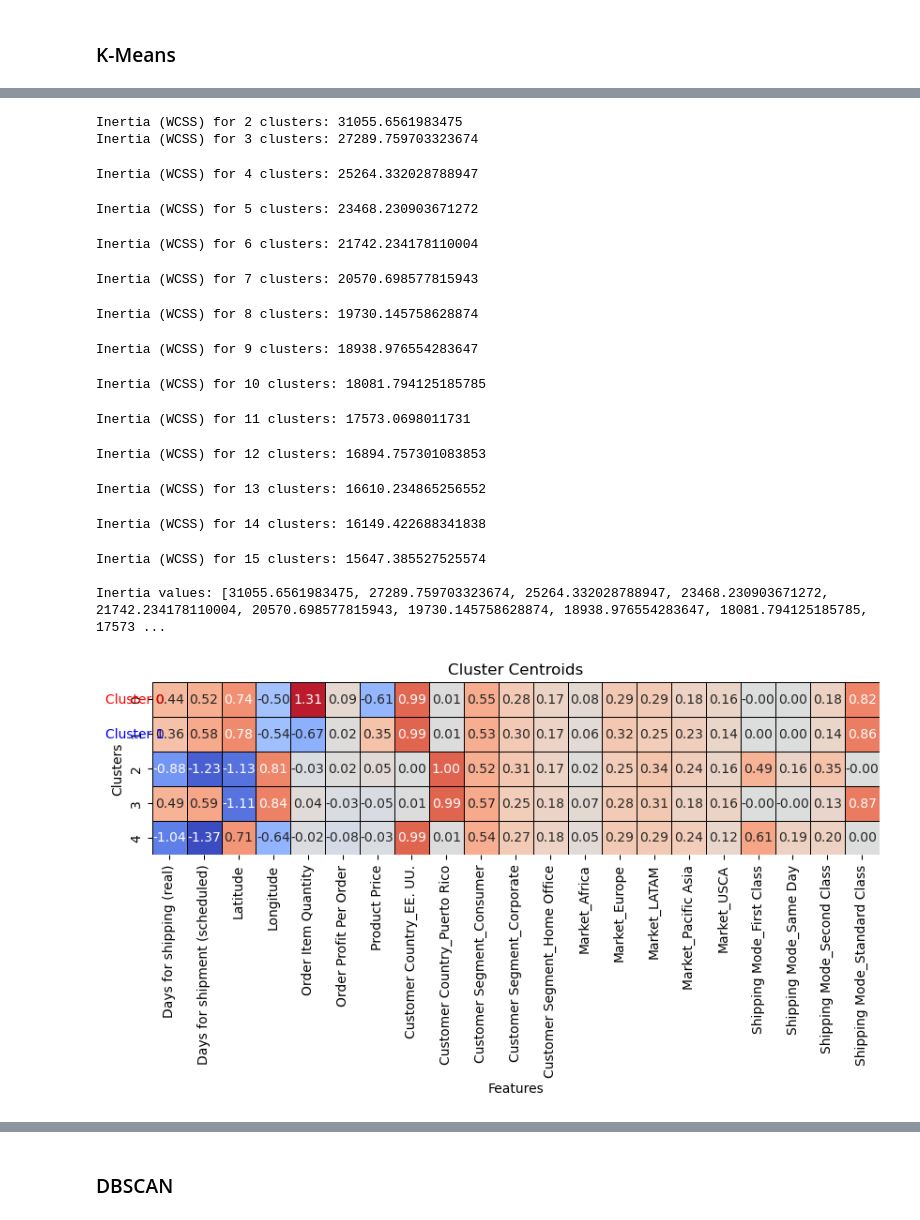
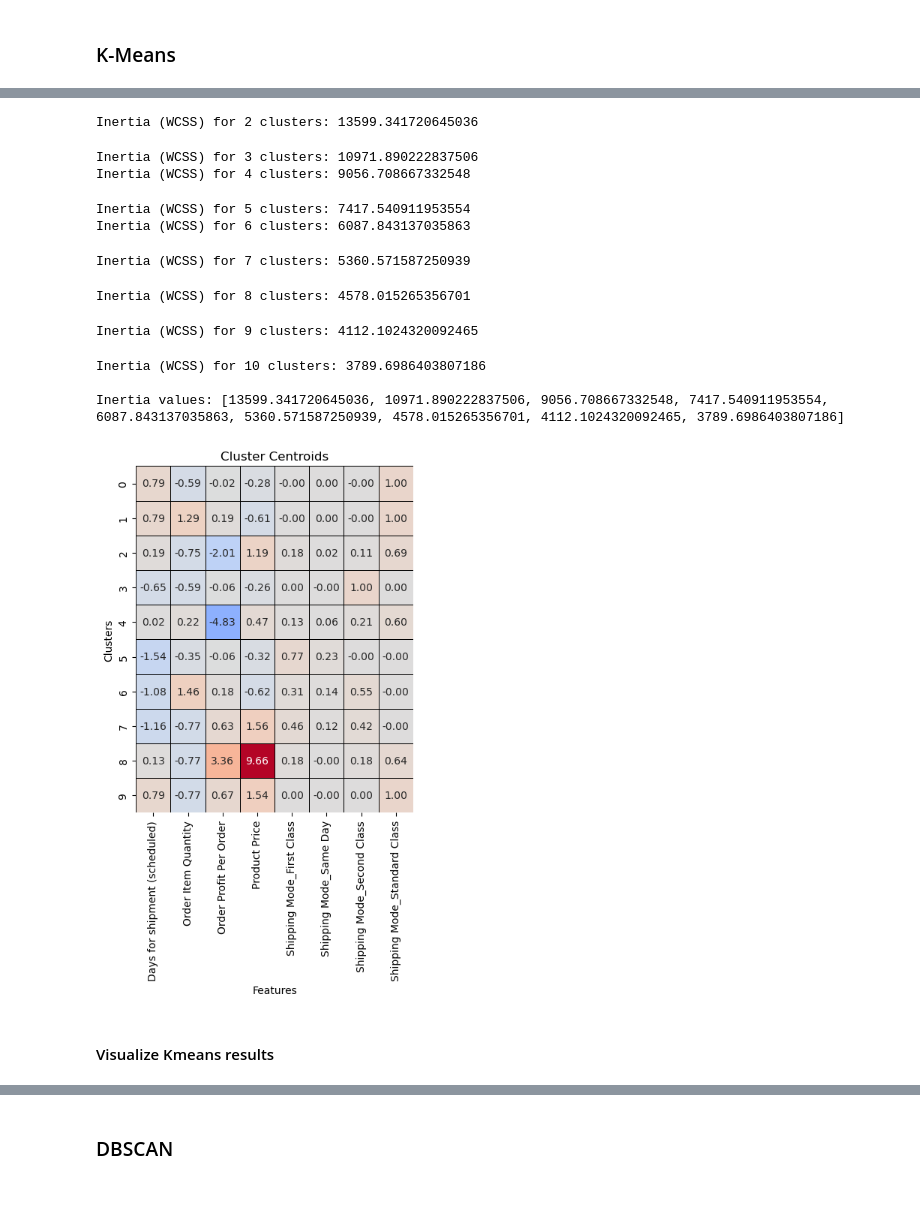
Before and after one commit to McGill-MMA-EnterpriseAnalytics/DataCo_Supply_Chain, a Jupyter notebook: models/fraud order clustering.ipynb, the cells around one changed output, grey strips where cells are left out. Drawn from its saved outputs; the diff is of its cells as text; code cells hidden in the pictures; blank space fills up the shorter version.

Commit message:
fraud order clustering updated

```diff
--- a/models/fraud order clustering.ipynb
+++ b/models/fraud order clustering.ipynb
@@ -15,7 +15,7 @@ from sklearn.compose import ColumnTransformer
 from sklearn.pipeline import Pipeline
 from sklearn.metrics import silhouette_score
 # %%
-df = pd.read_csv("DataCoSupplyChainDataset.csv", encoding='latin1')
+df = pd.read_csv("/Users/kaopeimin/Documents/McGill/Course/INSY695/group project/DataCoSupplyChainDataset.csv", encoding='latin1')
 df.head()
 # %% [output]
 |  | Type | Days for shipping (real) | Days for shipment (scheduled) | Benefit per order | Sales per customer | ... |
@@ -99,3 +99,7 @@ data = data.drop(['Type', 'Delivery Status', 'Late_delivery_risk', 'Order Status
 # drop those cateogrical variables with uniqur value higher than 10
 data = data.drop(['Department Name', 'Order Item Discount Rate', 'Order Region', 'Customer State', 'Category Name', 'Order Country'], axis=1)
 data.head()
+
+# drop variables those shows low diversity across clusters in the experiments
+data = data.drop(['Latitude', 'Longitude'], axis=1) # test 1
+data = data.drop(['Customer Country', 'Customer Segment', 'Market'], axis=1) # test 2
@@ -124,6 +121,6 @@ plt.show()
 # %%
 # drop correlational features
-data = data.drop(['Benefit per order', 'Order Item Product Price', 'Order Item Profit Ratio',
+data = data.drop(['Days for shipping (real)', 'Benefit per order', 'Order Item Product Price', 'Order Item Profit Ratio',
                   'Sales per customer', 'Order Item Total', 'Sales'], axis=1)
 
 # check correlation matrix again
@@ -166,22 +163,22 @@ preprocessor = ColumnTransformer(
 # model pipeline
 kmeans = Pipeline(steps=[
     ('preprocessor', preprocessor),
-    ('KMeans', KMeans(n_clusters=5))
+    ('KMeans', KMeans(n_clusters=10))
 ])
 
 # fit the model
 kmeans.fit_transform(X)
 
-# Retrieve cluster centroids from the KMeans estimator
+# retrieve cluster centroids from the KMeans estimator
 cluster_centers = kmeans.named_steps['KMeans'].cluster_centers_
 
-# Getting feature names after one-hot encoding
+# getting feature names after one-hot encoding
 one_hot_columns = kmeans.named_steps['preprocessor']\
                             .named_transformers_['cat']\
                             .named_steps['onehot']\
                             .categories_
 
-# Combine feature names from numeric and one-hot encoded categorical features
+# combine feature names from numeric and one-hot encoded categorical features
 columns = list(numeric_features) + [f"{cat}_{val}" for cat, vals in zip(categorical_features, one_hot_columns) for val in vals]
 
 group = pd.DataFrame(cluster_centers, columns=columns)
@@ -207,61 +204,54 @@ print(group)
 # %%
-# Try different numbers of clusters and calculate inertia for each
-cluster_numbers = [2, 3, 4, 5, 6, 7, 8, 9, 10, 11, 12, 13, 14, 15]
+# try different numbers of clusters and calculate inertia for each
+cluster_numbers = [2, 3, 4, 5, 6, 7, 8, 9, 10]
 inertia_values = []
 
 for n_clusters in cluster_numbers:
-    # Create a pipeline with preprocessing and KMeans clustering
+    # create a pipeline with preprocessing and KMeans clustering
     pipeline = Pipeline(steps=[
         ('preprocessor', preprocessor),
         ('kmeans', KMeans(n_clusters=n_clusters))
     ])
 
-    # Fit the pipeline to your data
+    # fit the pipeline to your data
     pipeline.fit(X)
 
-    # Calculate inertia for the current number of clusters
+    # calculate inertia for the current number of clusters
     inertia = pipeline.named_steps['kmeans'].inertia_
     inertia_values.append(inertia)
     print(f"Inertia (WCSS) for {n_clusters} clusters:", inertia)
 
-# Print the inertia values for different numbers of clusters
+# print the inertia values for different numbers of clusters
 print("\nInertia values:", inertia_values)
 # %% [output]
-Inertia (WCSS) for 2 clusters: 31055.6561983475
-Inertia (WCSS) for 3 clusters: 27289.759703323674
+Inertia (WCSS) for 2 clusters: 13599.341720645036
-Inertia (WCSS) for 4 clusters: 25264.332028788947
+Inertia (WCSS) for 3 clusters: 10971.890222837506
+Inertia (WCSS) for 4 clusters: 9056.708667332548
-Inertia (WCSS) for 5 clusters: 23468.230903671272
+Inertia (WCSS) for 5 clusters: 7417.540911953554
+Inertia (WCSS) for 6 clusters: 6087.843137035863
-Inertia (WCSS) for 6 clusters: 21742.234178110004
+Inertia (WCSS) for 7 clusters: 5360.571587250939
-Inertia (WCSS) for 7 clusters: 20570.698577815943
+Inertia (WCSS) for 8 clusters: 4578.015265356701
-Inertia (WCSS) for 8 clusters: 19730.145758628874
+Inertia (WCSS) for 9 clusters: 4112.1024320092465
-Inertia (WCSS) for 9 clusters: 18938.976554283647
+Inertia (WCSS) for 10 clusters: 3789.6986403807186
+
+Inertia values: [13599.341720645036, 10971.890222837506, 9056.708667332548, 7417.540911953554, 6087.843137035863, 5360.571587250939, 4578.015265356701, 4112.1024320092465, 3789.6986403807186]
-Inertia (WCSS) for 10 clusters: 18081.794125185785
-Inertia (WCSS) for 11 clusters: 17573.0698011731
-Inertia (WCSS) for 12 clusters: 16894.757301083853
-Inertia (WCSS) for 13 clusters: 16610.234865256552
-Inertia (WCSS) for 14 clusters: 16149.422688341838
-Inertia (WCSS) for 15 clusters: 15647.385527525574
-
-Inertia values: [31055.6561983475, 27289.759703323674, 25264.332028788947, 23468.230903671272, 21742.234178110004, 20570.698577815943, 19730.145758628874, 18938.976554283647, 18081.794125185785, 17573 ...
 # %%
-# Set the color palette for red and blue labels
+# set the color palette for red and blue labels
 palette = {0: 'red', 1: 'blue'}
 
-# Plot the cluster centroids as a heatmap
+# plot the cluster centroids as a heatmap
 plt.figure(figsize=(10, 6))
 sns.heatmap(group, cmap='coolwarm', annot=True, fmt=".2f", linewidths=.5, linecolor='black', cbar=False, annot_kws={"size": 10}, center=0, square=True)
 plt.title('Cluster Centroids')
 plt.xlabel('Features')
 plt.ylabel('Clusters')
 
-# Add custom color labels
-for cluster, color in palette.items():
-    plt.text(-0.5, cluster + 0.5, f'Cluster {cluster}', ha='center', va='center', color=color, fontsize=10)
-
-# Save the DataFrame to an Excel file using xlsxwriter
+# save the DataFrame to an Excel file using xlsxwriter
 with pd.ExcelWriter('cluster_centroids.xlsx', engine='xlsxwriter') as writer:
     group.to_excel(writer, sheet_name='Sheet1', index=False)
 
 plt.show()
 # %% [output]
-[figure, old version]
+[figure, new version]
+# %% [markdown]
+#### Visualize Kmeans results
```
Also changed, not shown: parts of 10 cells of this notebook, 2 other files.
